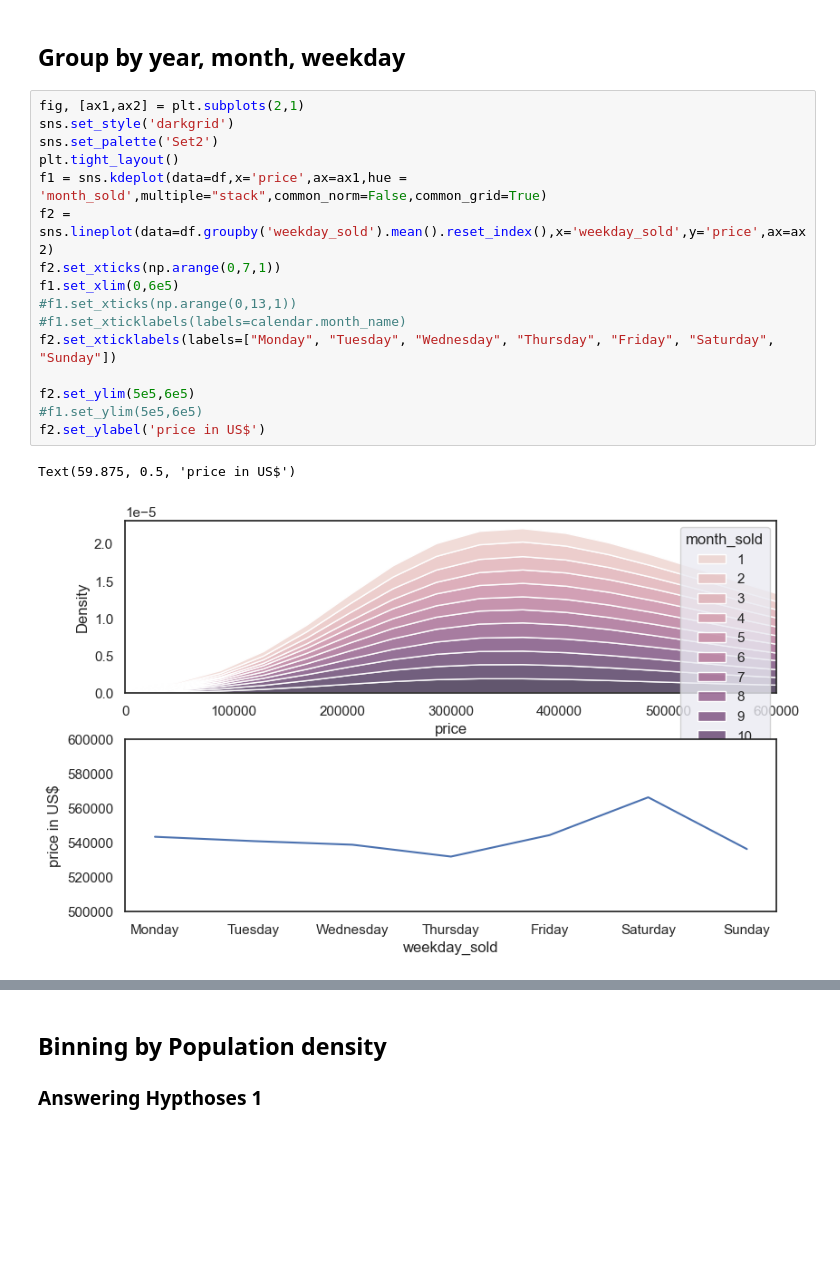
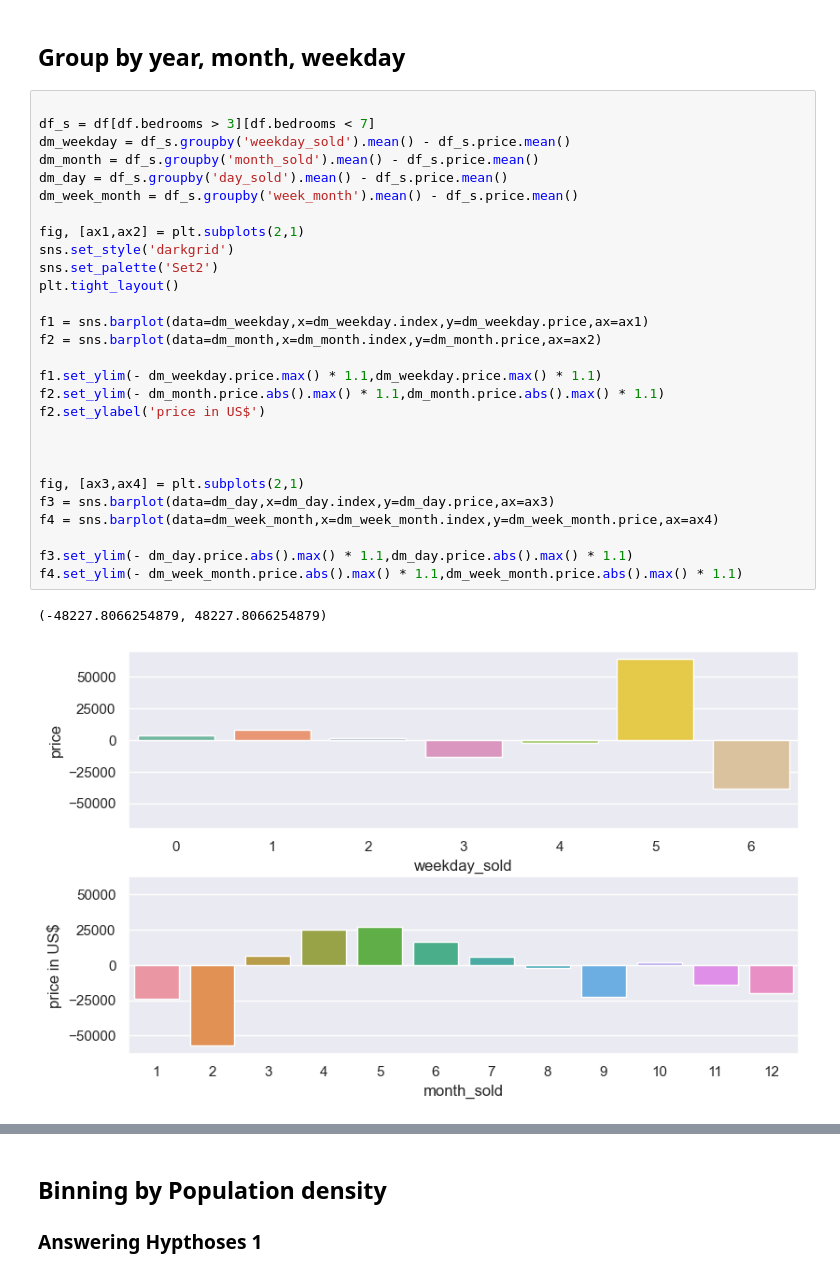
Before and after one commit to loukra/King_County_Housing_EDA, a Jupyter notebook: EDA.ipynb, the cells around one changed output, grey strips where cells are left out. Saved outputs shown, nothing was run; the diff lists cells and outputs as text; blank space fills up the shorter version.

```diff
--- a/EDA.ipynb
+++ b/EDA.ipynb
@@ -367,21 +302,33 @@ cr
 # %% [markdown]
 ## Group by year, month, weekday
-# %%
-fig, [ax1,ax2] = plt.subplots(2,1)
-sns.set_style('darkgrid')
-sns.set_palette('Set2')
-plt.tight_layout()
-f1 = sns.kdeplot(data=df,x='price',ax=ax1,hue = 'month_sold',multiple="stack",common_norm=False,common_grid=True)
-f2 = sns.lineplot(data=df.groupby('weekday_sold').mean().reset_index(),x='weekday_sold',y='price',ax=ax2)
-f2.set_xticks(np.arange(0,7,1))
-f1.set_xlim(0,6e5)
-#f1.set_xticks(np.arange(0,13,1))
-#f1.set_xticklabels(labels=calendar.month_name)
-f2.set_xticklabels(labels=["Monday", "Tuesday", "Wednesday", "Thursday", "Friday", "Saturday", "Sunday"])
-
-f2.set_ylim(5e5,6e5)
-#f1.set_ylim(5e5,6e5)
-f2.set_ylabel('price in US$')
-# %% [output]
-Text(59.875, 0.5, 'price in US$')
-[figure, removed]
+# %%
+
+df_s = df[df.bedrooms > 3][df.bedrooms < 7]
+dm_weekday = df_s.groupby('weekday_sold').mean() - df_s.price.mean()
+dm_month = df_s.groupby('month_sold').mean() - df_s.price.mean()
+dm_day = df_s.groupby('day_sold').mean() - df_s.price.mean()
+dm_week_month = df_s.groupby('week_month').mean() - df_s.price.mean()
+
+fig, [ax1,ax2] = plt.subplots(2,1)
+sns.set_style('darkgrid')
+sns.set_palette('Set2')
+plt.tight_layout()
+
+f1 = sns.barplot(data=dm_weekday,x=dm_weekday.index,y=dm_weekday.price,ax=ax1)
+f2 = sns.barplot(data=dm_month,x=dm_month.index,y=dm_month.price,ax=ax2)
+
+f1.set_ylim(- dm_weekday.price.max() * 1.1,dm_weekday.price.max() * 1.1)
+f2.set_ylim(- dm_month.price.abs().max() * 1.1,dm_month.price.abs().max() * 1.1)
+f2.set_ylabel('price in US$')
+
+
+
+fig, [ax3,ax4] = plt.subplots(2,1)
+f3 = sns.barplot(data=dm_day,x=dm_day.index,y=dm_day.price,ax=ax3)
+f4 = sns.barplot(data=dm_week_month,x=dm_week_month.index,y=dm_week_month.price,ax=ax4)
+
+f3.set_ylim(- dm_day.price.abs().max() * 1.1,dm_day.price.abs().max() * 1.1)
+f4.set_ylim(- dm_week_month.price.abs().max() * 1.1,dm_week_month.price.abs().max() * 1.1)
+# %% [output]
+(-48227.8066254879, 48227.8066254879)
+[figure, added]
```
Also changed, not shown: parts of 23 cells of this notebook.
